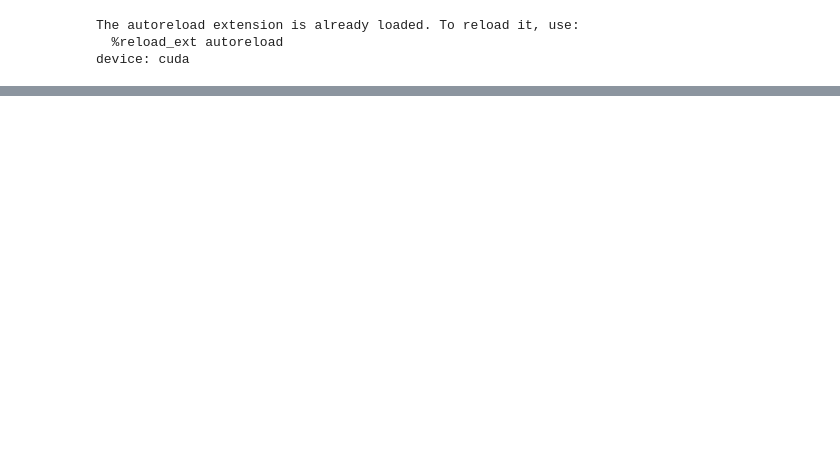
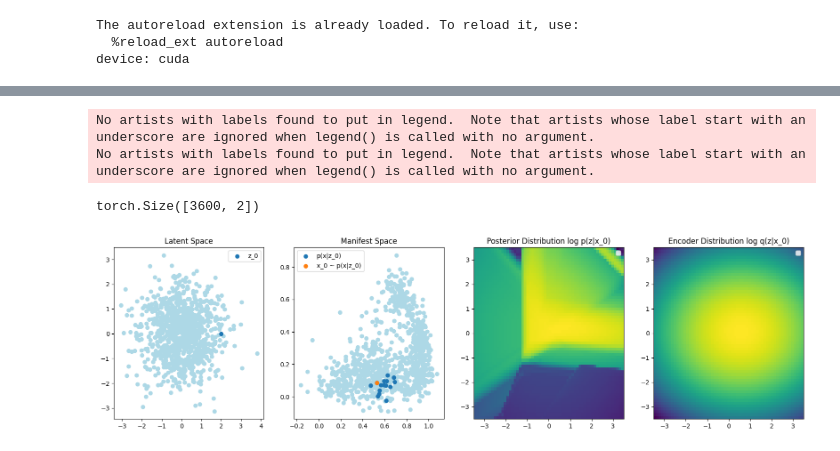
Before and after one commit to xapq/approximate-metropolis-hastings, a Jupyter notebook: notebooks/LikelihoodEstimatorsComparison.ipynb, the cells around one changed output, grey strips where cells are left out. Saved outputs shown, nothing was run; the diff lists cells and outputs as text; code cells hidden in the pictures; blank space fills up the shorter version.

```diff
--- a/notebooks/LikelihoodEstimatorsComparison.ipynb
+++ b/notebooks/LikelihoodEstimatorsComparison.ipynb
@@ -75,3 +93,14 @@ torch.cuda.empty_cache()
+# %%
+hidden_dims = (4, 4, 4, 4, 4)
+vae = VAE(
+    data_dim=D,
+    hidden_dims=hidden_dims,
+    latent_dim=D,
+    device=device
+)
+
+# True -- train model, False -- load model from file
+TRAIN_VAE = False
 # %%
 %%time
 
@@ -148,0 +188,45 @@ compare_estimators_for_mh()
+# %%
+def one_point_analysis():
+    n_samples = 1000
+    n_dec = 15
+    latent_xlim = (-3.5, 3.5)
+    latent_ylim = latent_xlim
+    dpi = 60
+
+    # arbitrary point in latent space
+    z_0 = torch.tensor([2., 0.], device=device)
+    # sample from the decoder distribution
+    decoder_distribution = vae.decoder_distribution(z_0.unsqueeze(0))
+    xs = decoder_distribution.sample((n_dec,)).squeeze()
+    x_0 = xs[:1]
+
+    fig, axs = plt.subplots(ncols=4, figsize=(20, 5))
+    ax = axs[0]
+    ax.set_title('Latent Space')
+    ax.scatter(*pl(vae.prior.sample((n_samples,))), color='lightblue')
+    ax.scatter(*pl(z_0), label='z_0')
+
+    ax = axs[1]
+    ax.set_title('Manifest Space')
+    ax.scatter(*pl(vae.sample((n_samples,))), color='lightblue')
+    ax.scatter(*pl(xs), label='p(x|z_0)')
+    ax.scatter(*pl(x_0), label='x_0 ~ p(x|z_0)')
+    # ax.scatter(*pl(vae.reconstruct(x_0.unsqueeze(0))), label='Reconstruction of x_0')
+
+    ax = axs[2]
+    ax.set_title('Posterior Distribution log p(z|x_0)')
+    img = plot_2d_torch_function(ax, vae.posterior(x_0).log_prob, latent_xlim, latent_ylim, dpi, device=device)
+
+    ax = axs[3]
+    ax.set_title('Encoder Distribution log q(z|x_0)')
+    img = plot_2d_torch_function(ax, vae.decoder_distribution(x_0).log_prob, latent_xlim, latent_ylim, dpi, device=device)
+
+    for ax in axs:
+        ax.legend()
+
+one_point_analysis()
+# %% [output]
+No artists with labels found to put in legend.  Note that artists whose label start with an underscore are ignored when legend() is called with no argument.
+No artists with labels found to put in legend.  Note that artists whose label start with an underscore are ignored when legend() is called with no argument.
+torch.Size([3600, 2])
+[figure, added]
```
Also changed, not shown: parts of 9 cells of this notebook, 3 other files.
